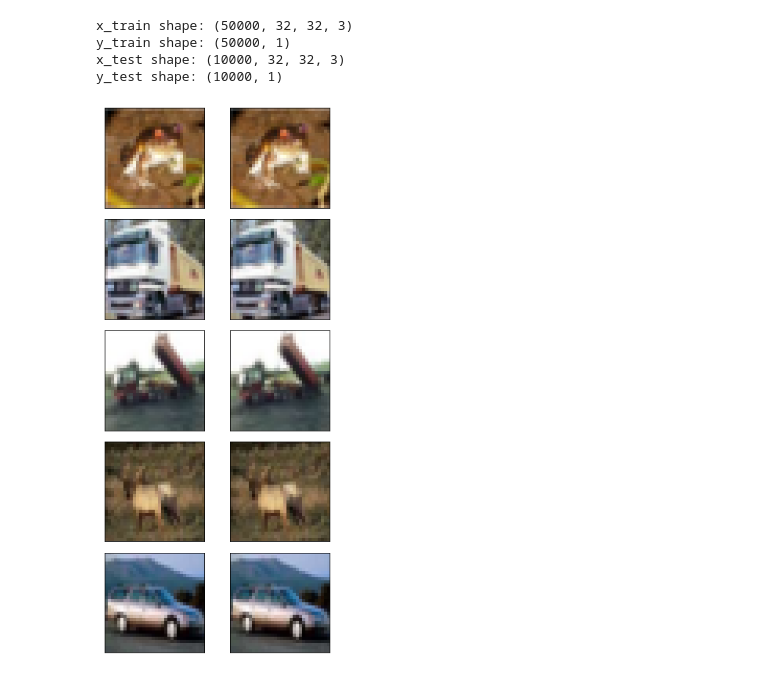
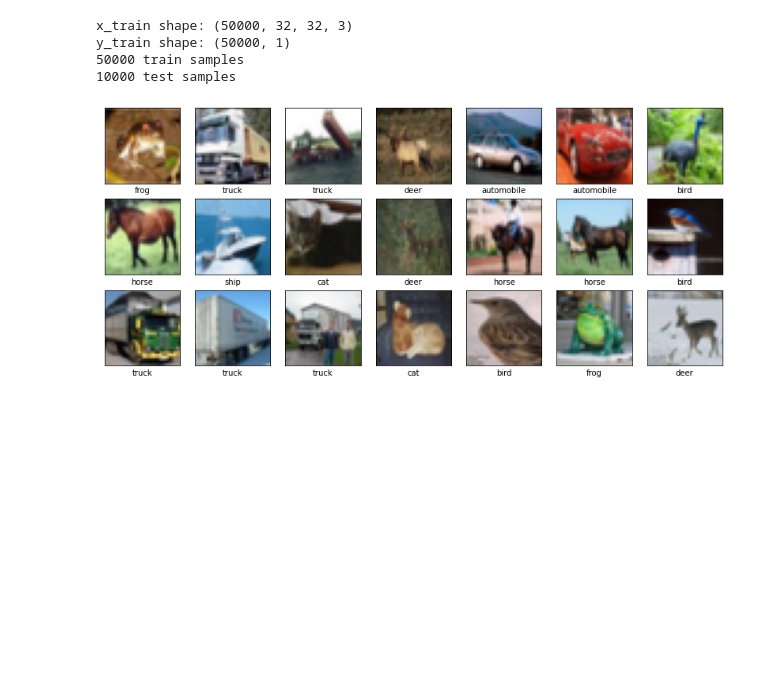
Before and after one commit to sajjadashik/CVPR, a Jupyter notebook: Final PA-1/Final_PA_1.ipynb, the cells around one changed output. Saved outputs shown, nothing was run; the diff lists cells and outputs as text; code cells hidden in the pictures; blank space fills up the shorter version.

```diff
--- a/Final PA-1/Final_PA_1.ipynb
+++ b/Final PA-1/Final_PA_1.ipynb
@@ -20,32 +22,31 @@ Downloading data from https://www.cs.toronto.edu/~kriz/cifar-10-python.tar.gz
 # %%
-print("x_train shape: {}".format(x_train.shape))
-print("y_train shape: {}".format(y_train.shape))
-print("x_test shape: {}".format(x_test.shape))
-print("y_test shape: {}".format(y_test.shape))
+print('x_train shape:', x_train.shape)
+print('y_train shape:', y_train.shape)
+print(x_train.shape[0], 'train samples')
+print(x_test.shape[0], 'test samples')
 # %% [output]
 x_train shape: (50000, 32, 32, 3)
 y_train shape: (50000, 1)
-x_test shape: (10000, 32, 32, 3)
-y_test shape: (10000, 1)
+50000 train samples
+10000 test samples
 # %%
 class_names = ['airplane', 'automobile', 'bird', 'cat', 'deer', 'dog', 'frog', 'horse', 'ship', 'truck']
+num_class=10
-# %%
-abc = 0
-plt.figure(figsize=(5,10))
-for i in range(5):
-    plt.subplot(5,2,abc+1)
-    plt.imshow(x_train[i].astype('uint8'))
-    plt.xticks([])
-    plt.yticks([])
-
-    plt.subplot(5,2,abc+2)
-    plt.imshow(x_train[i].astype('uint8'))
-    plt.xticks([])
-    plt.yticks([])
-
-    abc += 2
-
-plt.tight_layout()
-plt.show()
-# %% [output]
-[figure, removed]
+# %%
+x_train = x_train / 255.0
+y_train = to_categorical(y_train, num_class)
+
+x_test = x_test / 255.0
+y_test = to_categorical(y_test, num_class)
+
+fig = plt.figure(figsize=(14, 6))
+for i in range(3 * 7):
+        plt.subplot(3, 7, i+1)
+        plt.xticks([])
+        plt.yticks([])
+        plt.imshow(x_train[i])
+        class_index = y_train[i].argmax()
+        plt.xlabel(class_names[class_index])
+plt.show()
+# %% [output]
+[figure, added]
```
Also changed, not shown: parts of 8 cells of this notebook.
